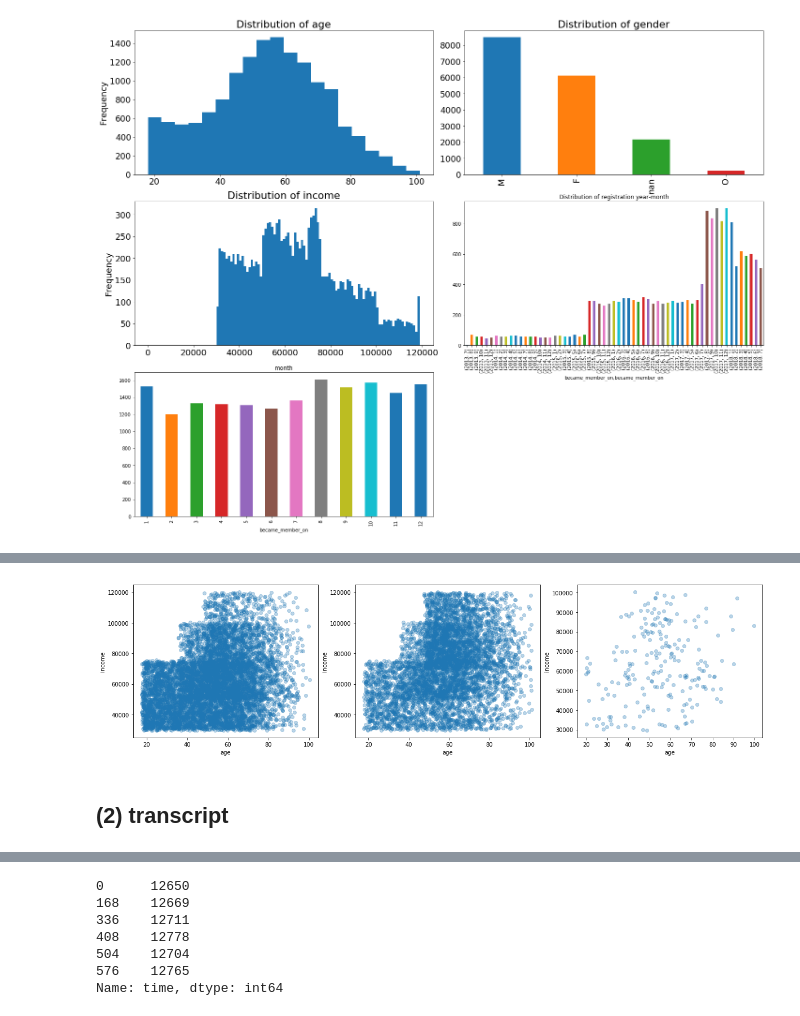
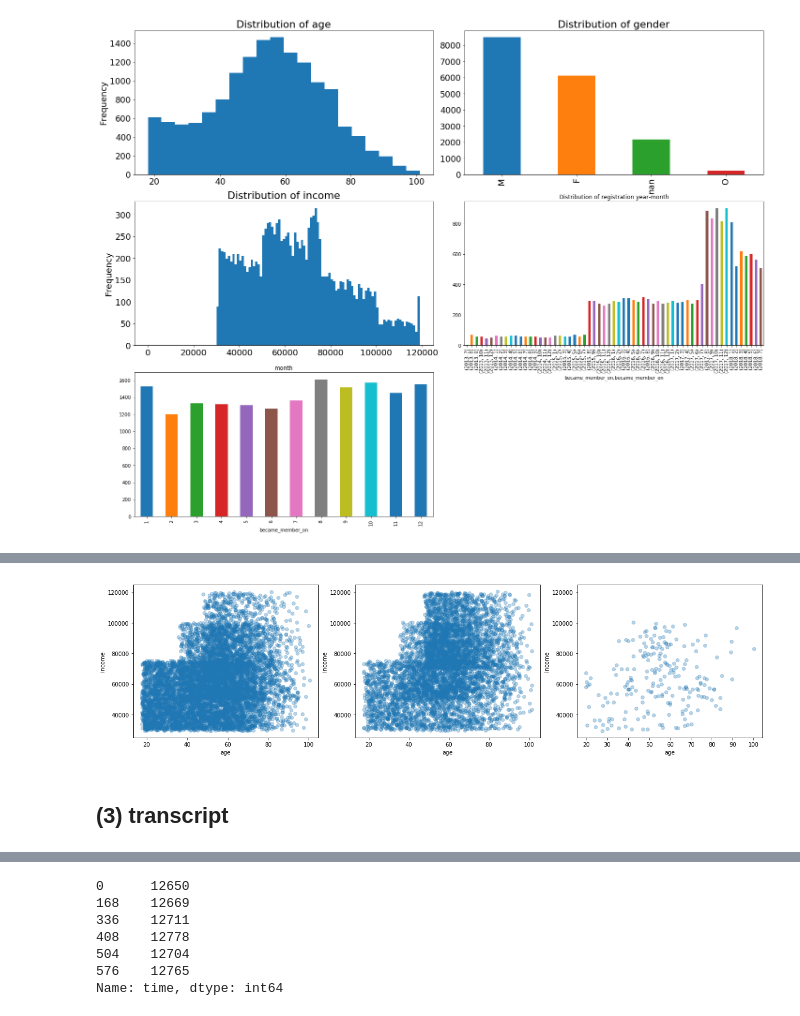
Before and after one commit to kudojp/StarBucksPromotionAnalysis, a Jupyter notebook: StarbucksPromotionAnalysis.ipynb, the cells around one changed output, grey strips where cells are left out. Drawn from its saved outputs; the diff is of its cells as text; code cells hidden in the pictures.

```diff
--- a/StarbucksPromotionAnalysis.ipynb
+++ b/StarbucksPromotionAnalysis.ipynb
@@ -271,25 +333,28 @@ profile2.groupby([profile2.became_member_on.dt.month])["became_member_on"].count
 # %%
 plt.figure(figsize=[20,5])
 plt.subplot(1,3,1)
+plt.ylim([25000,125000])
 male_profile = profile2[profile2.gender_M == 1]
 bins_x = np.arange(15,100,3)
 bins_y = np.arange(30000,180000, 5000)
 sns.regplot(x=male_profile.age, y=male_profile.income,x_jitter=0.5, y_jitter=500, scatter_kws={"alpha":0.3}, fit_reg=False);
 
 
 plt.subplot(1,3,2)
+plt.ylim([25000,125000])
 male_profile = profile2[profile2.gender_F == 1]
 bins_x = np.arange(15,100,3)
 bins_y = np.arange(30000,180000, 5000)
 sns.regplot(x=male_profile.age, y=male_profile.income,x_jitter=0.5, y_jitter=500, scatter_kws={"alpha":0.3}, fit_reg=False);
 
 
 plt.subplot(1,3,3)
+plt.ylim([25000,125000])
 male_profile = profile2[profile2.gender_O == 1]
 bins_x = np.arange(15,100,3)
 bins_y = np.arange(30000,180000, 5000)
 sns.regplot(x=male_profile.age, y=male_profile.income,x_jitter=0.5, y_jitter=500, scatter_kws={"alpha":0.3}, fit_reg=False);
 # %% [output]
-[figure, old version]
+[figure, new version]
 # %% [markdown]
-## (2) transcript
+## (3) transcript
```
Also changed, not shown: parts of 56 cells of this notebook.
